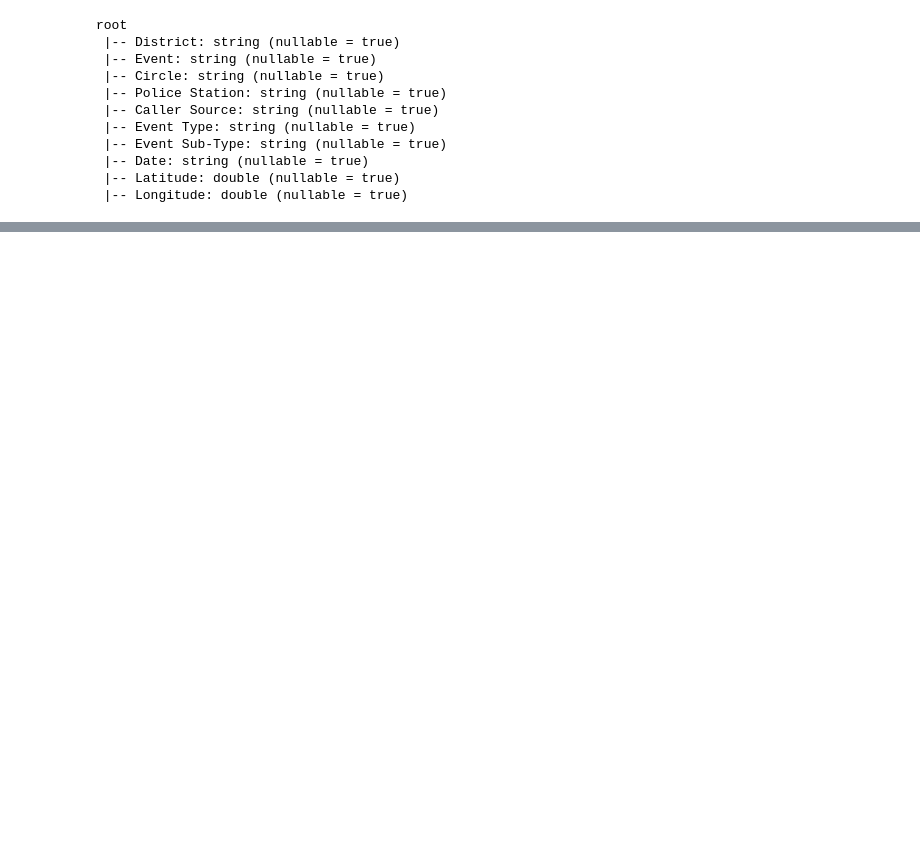
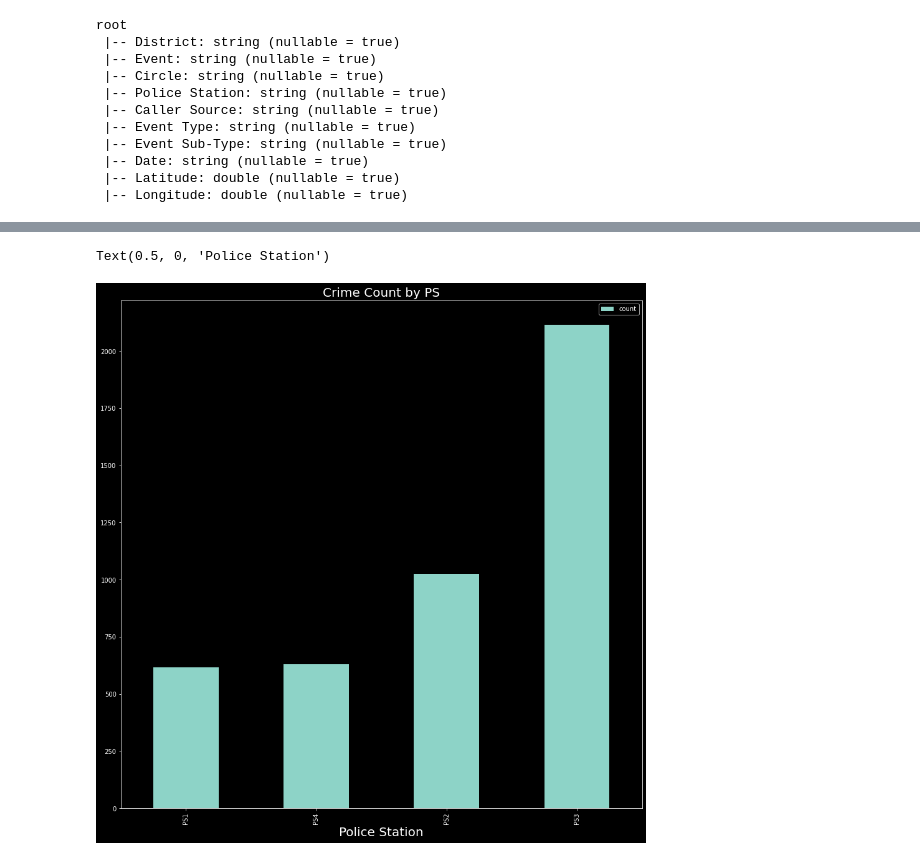
Before and after one commit to aa-ryan/manthan2021, a Jupyter notebook: pyspark_test/RFmodel.ipynb, the cells around one changed output, grey strips where cells are left out. Saved outputs shown, nothing was run; the diff lists cells and outputs as text; code cells hidden in the pictures; blank space fills up the shorter version.

```diff
--- a/pyspark_test/RFmodel.ipynb
+++ b/pyspark_test/RFmodel.ipynb
@@ -85,0 +128,11 @@ dataset.write.option("header", True) \
+# %%
+dataset.groupBy("Police Station")\
+        .count().sort("count", ascending=False).limit(10)\
+        .toPandas().sort_values(by="count")\
+        .plot(x='Police Station', y="count", sort_columns = True, kind = 'bar',\
+             figsize = (15, 15), fontsize = 10)
+plt.title("Crime Count by PS", fontsize=20)
+plt.xlabel("Police Station", fontsize=20)
+# %% [output]
+Text(0.5, 0, 'Police Station')
+[figure, added]
```
Also changed, not shown: parts of 7 cells of this notebook.
